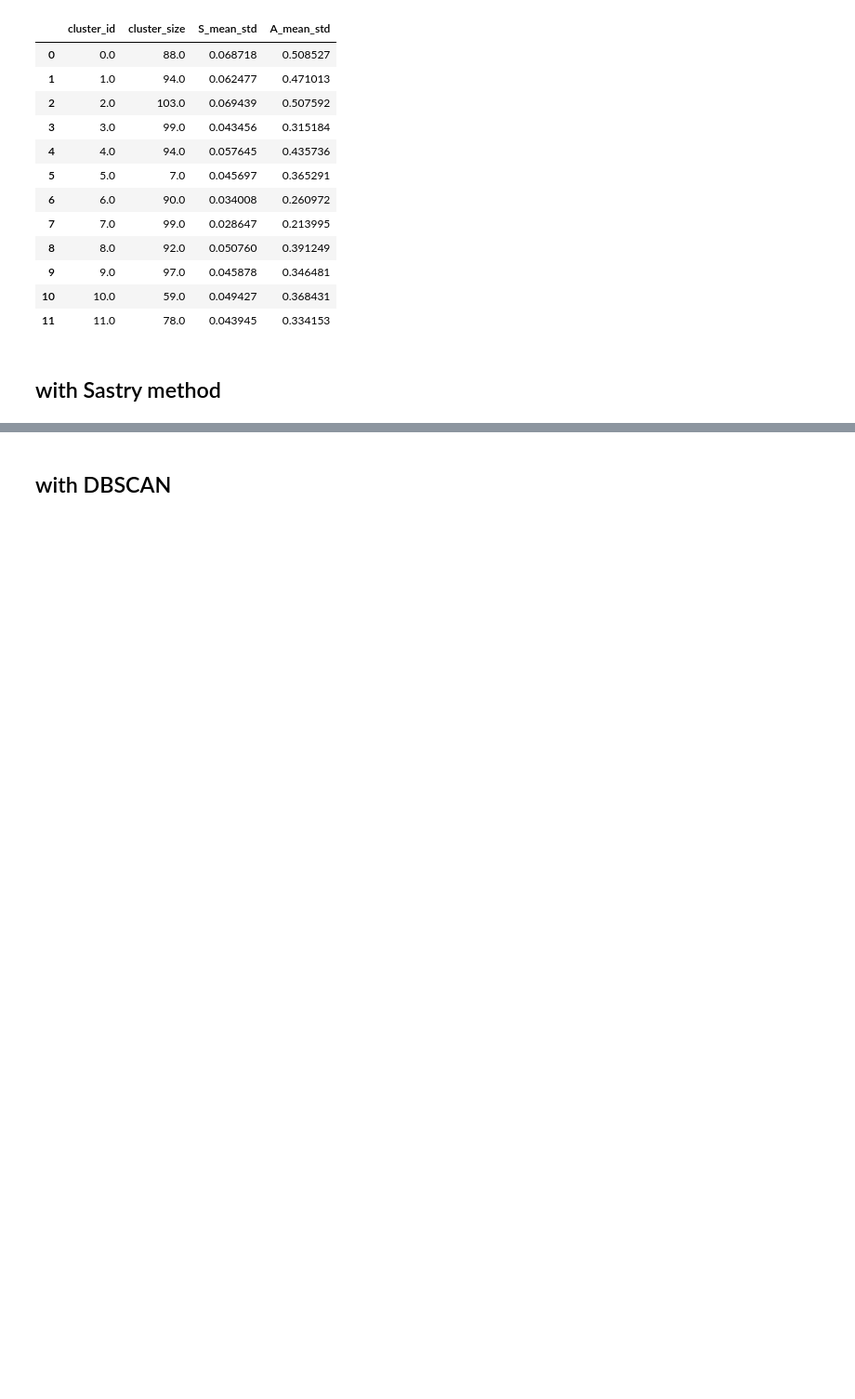
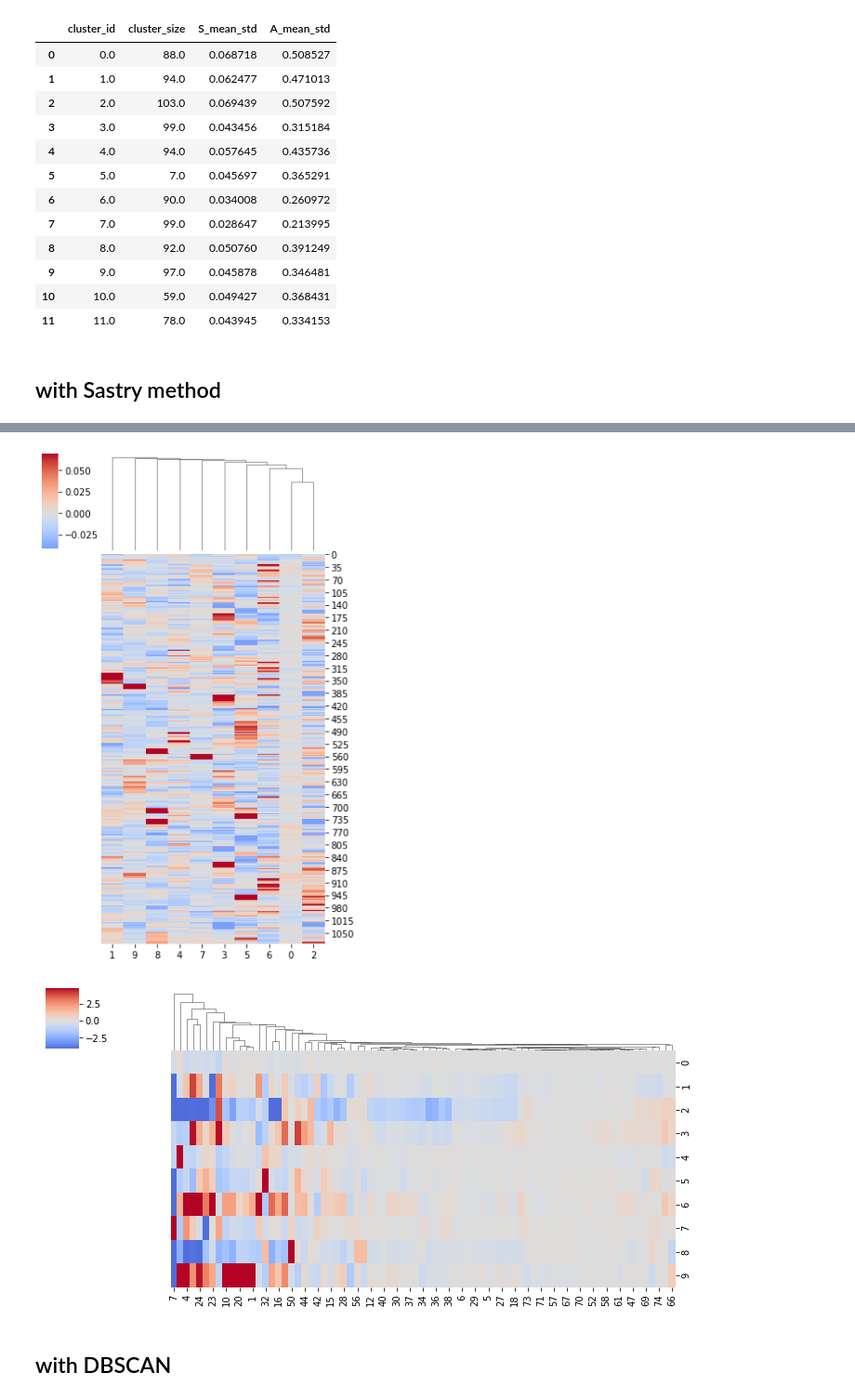
Before and after one commit to CRG-CNAG/robustica, a Jupyter notebook: examples.ipynb, the cells around one changed output, grey strips where cells are left out. Shown: that part at 93% size. Drawn from its saved outputs; the diff is of its cells as text; code cells hidden in the pictures; blank space fills up the shorter version.

```diff
--- a/examples.ipynb
+++ b/examples.ipynb
@@ -51,3 +62,10 @@ rica.clustering_stats_
+# %%
+sns.clustermap(rica.S, row_cluster=False, cmap='coolwarm', center=0, figsize=(5,8), robust=True)
+sns.clustermap(rica.A.T, row_cluster=False, cmap='coolwarm', center=0, figsize=(10,5), robust=True)
+plt.show()
+# %% [output]
+[figure, added]
+[figure, added]
 # %% [markdown]
 ## with DBSCAN
 # %%
```
Also changed, not shown: parts of 9 cells of this notebook, 2 other files.
